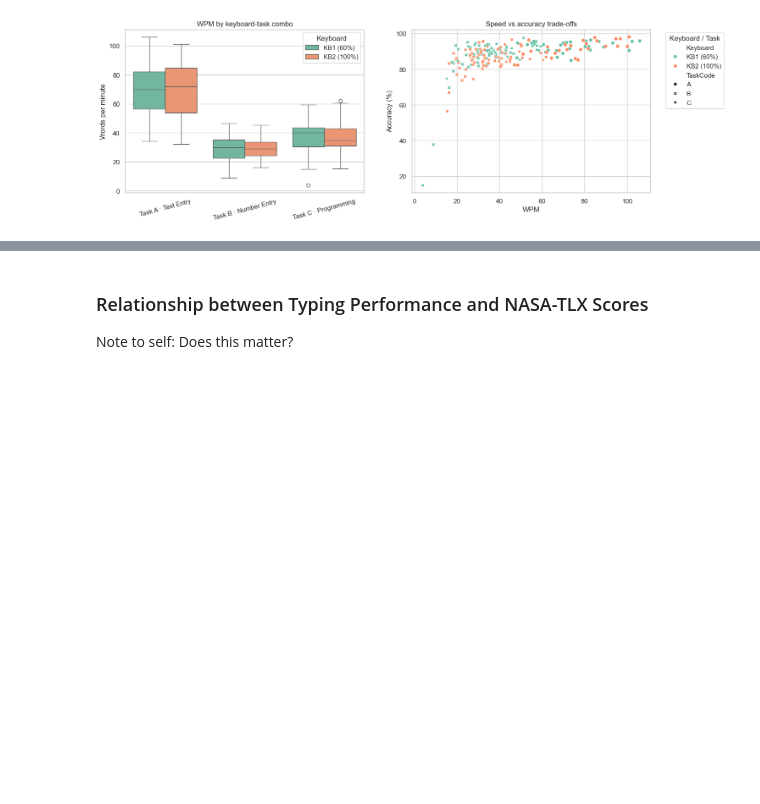
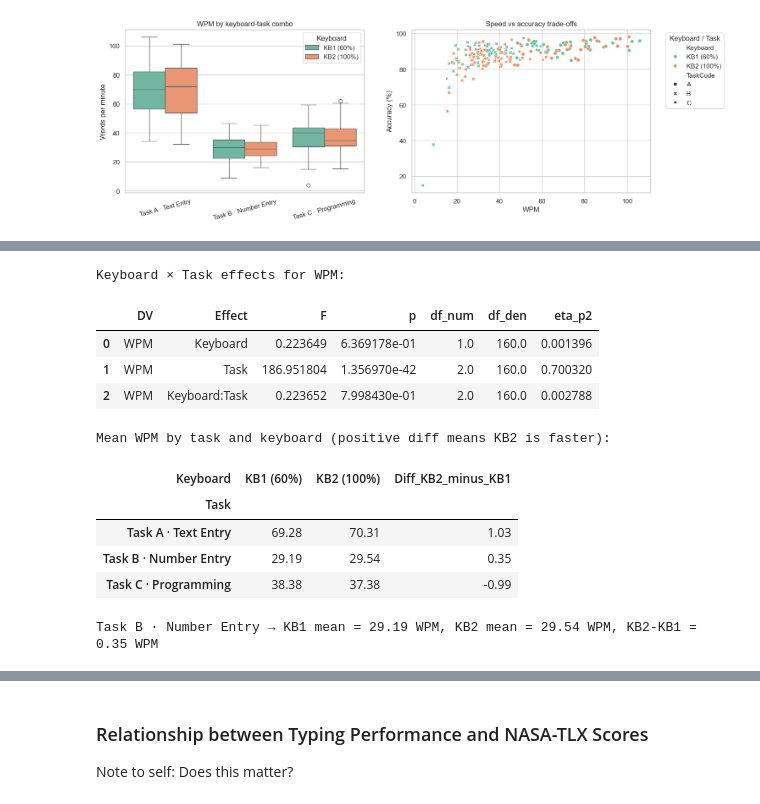
Before and after one commit to chris-asturiano/typing-test, a Jupyter notebook: data_analysis/data_analysis.ipynb, the cells around one changed output, grey strips where cells are left out. Cells and saved outputs as stored; diff of their text form; code cells hidden in the pictures; blank space fills up the shorter version.

```diff
--- a/data_analysis/data_analysis.ipynb
+++ b/data_analysis/data_analysis.ipynb
@@ -1765,0 +1895,50 @@ plt.show()
+# %%
+# Focus on WPM to answer "Is KB2 better for Task B?"
+if "keyboard_task_results_df" not in globals() or keyboard_task_results_df.empty:
+    raise RuntimeError("Run the keyboard-task mixed-effects cell first to populate the summary tables.")
+
+wpm_effects = keyboard_task_results_df[keyboard_task_results_df["DV"] == "WPM"].copy()
+print("Keyboard × Task effects for WPM:")
+display(wpm_effects)
+
+wpm_means = keyboard_task_mm_df[keyboard_task_mm_df["DV"] == "WPM"].copy()
+if wpm_means.empty:
+    raise RuntimeError("WPM marginal means were not computed.")
+
+wpm_table = (
+    wpm_means
+    .pivot(index="Task", columns="Keyboard", values="Mean")
+    .sort_index()
+)
+if {"KB1 (60%)", "KB2 (100%)"}.issubset(wpm_table.columns):
+    wpm_table["Diff_KB2_minus_KB1"] = wpm_table["KB2 (100%)"] - wpm_table["KB1 (60%)"]
+
+print("\nMean WPM by task and keyboard (positive diff means KB2 is faster):")
+display(wpm_table.round(2))
+
+# Highlight Task B comparison explicitly
+task_b_label = next((label for label in wpm_table.index if "Task B" in label), None)
+if task_b_label is not None:
+    task_b_row = wpm_table.loc[task_b_label]
+    kb1 = task_b_row.get("KB1 (60%)", float("nan"))
+    kb2 = task_b_row.get("KB2 (100%)", float("nan"))
+    diff = task_b_row.get("Diff_KB2_minus_KB1", kb2 - kb1)
+    print(
+        f"Task B · Number Entry → KB1 mean = {kb1:.2f} WPM, KB2 mean = {kb2:.2f} WPM, "
+        f"KB2-KB1 = {diff:.2f} WPM"
+    )
+else:
+    print("Task B label not found in WPM table; double-check task naming.")
+# %% [output]
+Keyboard × Task effects for WPM:
+|  | DV | Effect | F | p | df_num | df_den | eta_p2 |
+| 0 | WPM | Keyboard | 0.223649 | 6.369178e-01 | 1.0 | 160.0 | 0.001396 |
+| 1 | WPM | Task | 186.951804 | 1.356970e-42 | 2.0 | 160.0 | 0.700320 |
+| 2 | WPM | Keyboard:Task | 0.223652 | 7.998430e-01 | 2.0 | 160.0 | 0.002788 |
+Mean WPM by task and keyboard (positive diff means KB2 is faster):
+| Keyboard | KB1 (60%) | KB2 (100%) | Diff_KB2_minus_KB1 |
+| Task |  |  |  |
+| Task A · Text Entry | 69.28 | 70.31 | 1.03 |
+| Task B · Number Entry | 29.19 | 29.54 | 0.35 |
+| Task C · Programming | 38.38 | 37.38 | -0.99 |
+Task B · Number Entry → KB1 mean = 29.19 WPM, KB2 mean = 29.54 WPM, KB2-KB1 = 0.35 WPM
```
Also changed, not shown: parts of 9 cells of this notebook, 27 other files.
